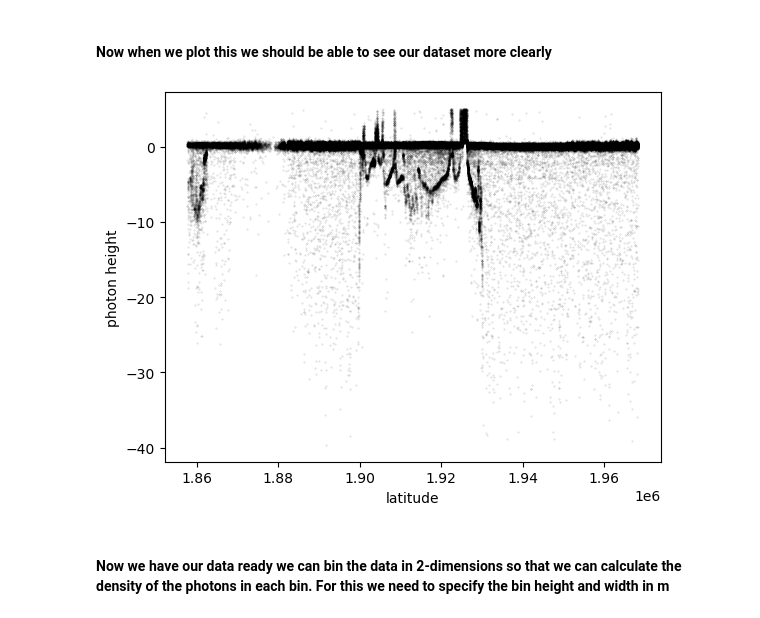
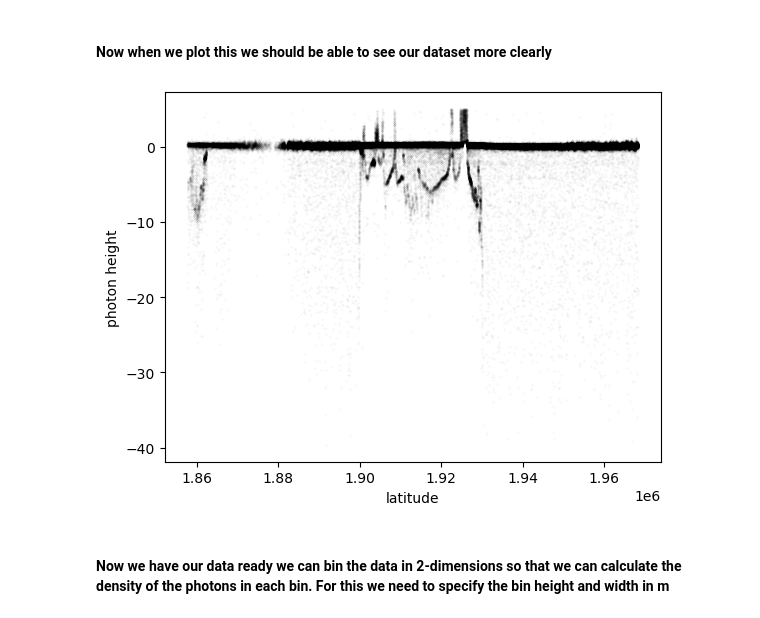
Before and after one commit to nmt28/C-SHELPh, a Jupyter notebook: 2.Bathymetry_modeling/run_bathymetry_extraction.ipynb, the cells around one changed output. Cells and saved outputs as stored; diff of their text form; code cells hidden in the pictures.

```diff
--- a/2.Bathymetry_modeling/run_bathymetry_extraction.ipynb
+++ b/2.Bathymetry_modeling/run_bathymetry_extraction.ipynb
@@ -62,20 +60,20 @@ epsg number: 32616
 #### Transform the IS2 data to orthometric height from WGS84 which puts the seas surface at approximately 0m elevation
 # %%
 # Orthometrically correct the data using the epsg code
-lat_utm, lon_utm, photon_h = OrthometricCorrection(latitude, longitude, photon_h, epsg_code)
+lat_utm, lon_utm, photon_h = orthometric_correction(latitude, longitude, photon_h, epsg_code)
 # %% [markdown]
 #### To create the most accurate models we need some detaild platform parameters which are provided as the segment (100m) and not photon scale. We first need the number of photons per segment:
 # %%
 # count number of photons in each segment
-Ph_num_per_seg = seg_ph_count[ph_index_beg>0]
+ph_num_per_seg = seg_ph_count[ph_index_beg>0]
 # Cast as an int
-Ph_num_per_seg = Ph_num_per_seg.astype(np.int64)
+ph_num_per_seg = Ph_num_per_seg.astype(np.int64)
 # %% [markdown]
 #### Retreive platform parameters at the photon level by interpolating across the segemnts
 # %%
-Ph_ref_elev = ref_linear_interp(Ph_num_per_seg, ref_elev[ph_index_beg>0])
-Ph_ref_azimuth = ref_linear_interp(Ph_num_per_seg, ref_azimuth[ph_index_beg>0])
-Ph_sat_alt = ref_linear_interp(Ph_num_per_seg, alt_sc[ph_index_beg>0])
+ph_ref_elev = ref_linear_interp(ph_num_per_seg, ref_elev[ph_index_beg>0])
+ph_ref_azimuth = ref_linear_interp(ph_num_per_seg, ref_azimuth[ph_index_beg>0])
+ph_sat_alt = ref_linear_interp(ph_num_per_seg, alt_sc[ph_index_beg>0])
 # %% [markdown]
 #### Make a plot of the photon reference elevation which shows the change in satellite altitude through time
 # %%
@@ -89,7 +87,7 @@ plt.show()
 #### The next step is to pull all of our required data into a dataframe for processing
 # %%
 # Aggregate data into dataframe
-dataset_sea = pd.DataFrame({'latitude': lat_utm, 'longitude': lon_utm, 'photon_height': photon_h, 'confidence':conf, 'ref_elevation':Ph_ref_elev, 'ref_azminuth':Ph_ref_azimuth, 'ref_sat_alt':Ph_sat_alt},
+dataset_sea = pd.DataFrame({'latitude': lat_utm, 'longitude': lon_utm, 'photon_height': photon_h, 'confidence':conf, 'ref_elevation':ph_ref_elev, 'ref_azminuth':ph_ref_azimuth, 'ref_sat_alt':ph_sat_alt},
                        columns=['latitude', 'longitude', 'photon_height', 'confidence', 'ref_elevation', 'ref_azminuth', 'ref_sat_alt'])
 # %% [markdown]
 #### At this point, we can check out our data and see what it looks like
@@ -115,12 +113,12 @@ filter for elevation
 #### Now when we plot this we should be able to see our dataset more clearly
 # %%
 plt.clf()
-plt.scatter(dataset_sea1['latitude'],dataset_sea1['photon_height'],c='black', s=0.1, alpha=0.2)
+plt.scatter(dataset_sea1['latitude'],dataset_sea1['photon_height'],c='black', s=0.05, alpha=0.1)
 plt.xlabel('latitude')
 plt.ylabel('photon height')
 plt.show()
 # %% [output]
-[figure, old version]
+[figure, new version]
 # %% [markdown]
 #### Now we have our data ready we can bin the data in 2-dimensions so that we can calculate the density of the photons in each bin. For this we need to specify the bin height and width in m
 # %%
```
Also changed, not shown: parts of 12 cells of this notebook, 2 other files.
